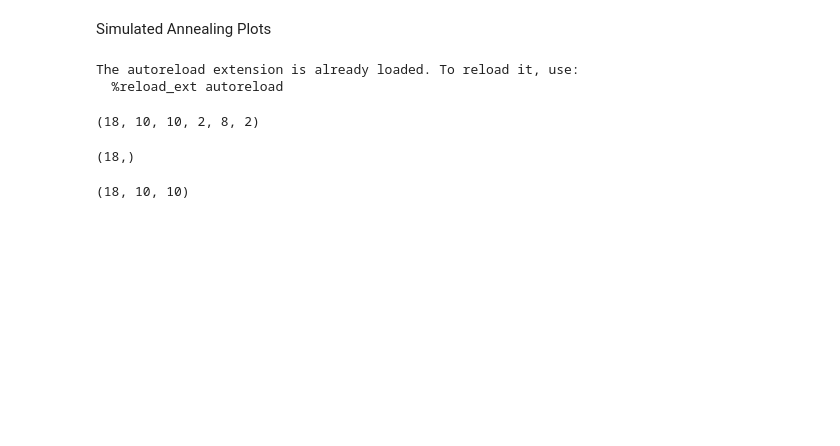
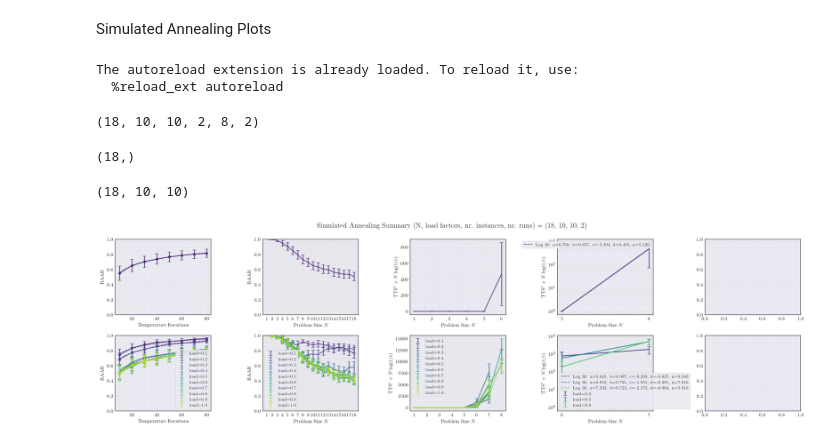
Before and after one commit to DerEinverleiber/UCP-PaperV2, a Jupyter notebook: cl_optimizer_plots.ipynb, the cells around one changed output. Drawn from its saved outputs; the diff is of its cells as text; code cells hidden in the pictures; blank space fills up the shorter version.

Commit message:
fix(cl plots): minor fixes

```diff
--- a/cl_optimizer_plots.ipynb
+++ b/cl_optimizer_plots.ipynb
@@ -10,8 +10,8 @@ The autoreload extension is already loaded. To reload it, use:
   %reload_ext autoreload
 # %%
 # Parameters
-results_path = 'data/simulated_annealing/summary_2026-04-24_12-00-24.npy'
-brute_force_data_directory = './data/brute_force/second_run' # use same as in cl_optimizer_experiments
+results_path = 'data/simulated_annealing/summary_2026-04-20_01-38-38.npy'
+brute_force_data_directory = './data/brute_force/test/test' # use same as in cl_optimizer_experiments
 # %%
 import numpy as np
 
@@ -38,7 +38,7 @@ candidate_dims = [(extract_candidate_dimension(p), extract_load_factor(p), p) fo
 df = pd.DataFrame(data=candidate_dims, columns=['dim', 'load factor', 'path'])
 df = df.groupby(['dim', 'load factor'])['path'].agg(list).reset_index()
 # %%
-problem_sizes = df['dim'].unique()
+problem_sizes = np.array(df['dim'].unique(),dtype=int)
 load_factors = df['load factor'].unique()
 brute_force_data_paths = np.array(df['path'].to_list(), dtype=object).reshape(len(problem_sizes), len(load_factors), -1)[:-1] # cutoff problem size 15 as it was too big to be handled for QAOA
 
@@ -70,13 +70,13 @@ mean_raars_per_load_factor = raars.mean(axis=(0, 2))
 std_error_raars_per_load_factor = raars.std(axis=(0, 2)) / std_error_denominator
 
 mean_raars = raars.mean(axis=(0, 2)).mean(axis=0) # average over load factor separately
-std_error_raars = raars.std(axis=(0, 2)).mean(axis=0) / std_error_denominator
+std_error_raars = raars.std(axis=(0, 2)).std(axis=0) / std_error_denominator
 
 mean_raars_per_problem_size_and_load_factor = raars.mean(axis=(2, 3))
 std_error_raars_per_problem_size_and_load_factor = raars.std(axis=(2, 3)) / std_error_denominator
 
 mean_raars_per_problem_size = raars.mean(axis=(2, 3)).mean(axis=1) # average over load factor separately
-std_error_raars_per_problem_size = raars.std(axis=(2, 3)).mean(axis=1) / std_error_denominator
+std_error_raars_per_problem_size = raars.std(axis=(2, 3)).std(axis=1) / std_error_denominator
 # %%
 # Find optimal candidates to calculate TTS*
 min_losses = np.array([[s.min(axis=1) for s in spaces] for spaces in loss_spaces])
@@ -92,7 +92,7 @@ avg_min_tts_per_load_factor = tts_min.mean(axis=2)
 std_error_min_tts_per_load_factor = np.nan_to_num(tts_min, posinf=0, neginf=0, nan=0).std(axis=2) / std_error_denominator
 
 avg_min_tts = tts_min.mean(axis=-1).mean(axis=1) # average over load factor separately
-std_error_min_tts = np.nan_to_num(tts_min, posinf=0, neginf=0, nan=0).std(axis=-1).mean(axis=1) / std_error_denominator
+std_error_min_tts = np.nan_to_num(tts_min, posinf=0, neginf=0, nan=0).std(axis=-1).std(axis=1) / std_error_denominator
 # %%
 from plotting import plot_per_label, plot_with_errorbar, log_plot_per_load_factor_with_fits, log_plot_with_fits
 from datetime import datetime
@@ -104,18 +104,17 @@ styling.set_my_style(use_latex=True)
 palette = sns.color_palette("viridis", len(load_factors))
 
 
-fig, ax = plt.subplots(2, 5, figsize=(5 * 3.375 + 4 * 0.3, 2 * 2.5 + 1 * 0.3))
-plt.subplots_adjust(wspace=0.3, hspace=0.3)
+fig, ax = plt.subplots(2, 5, figsize=(5 * 3.375, 2 * 2.5))
 
 fig.suptitle(f'Simulated Annealing Summary (N, load factors, nr. instances, nr. runs) = {loss_tensor.shape[0], loss_tensor.shape[1], loss_tensor.shape[2], loss_tensor.shape[3]}')
 
-first_min_tts_greater_zero_index = np.where(avg_min_tts > 0)[0][0]
+first_min_tts_greater_zero_index = np.where(avg_min_tts > 0)[0][0] - 1
 first_min_tts_greater_zero_index_per_load_factor = np.min(np.argmax(avg_min_tts_per_load_factor > 0, axis=0))
 
 plot_with_errorbar(ax=ax[0, 0], xs=temp_iterations, means=mean_raars, stds=std_error_raars, labels=('RAAR', 'Temperature Iterations'), color=palette[0], regplot='log', ylim=(0, 1))
 plot_with_errorbar(ax=ax[0, 1], xs=problem_sizes, means=mean_raars_per_problem_size, stds=std_error_raars_per_problem_size, labels=('RAAR', 'Problem Size $N$'), color=palette[0], set_xticks=True, ylim=(0, 1))
-plot_with_errorbar(ax=ax[0, 2], xs=problem_sizes, means=avg_min_tts, stds=std_error_min_tts, labels=(r"$TTS^{*} \times N log(1/\epsilon)$", 'Problem Size $N$'), color=palette[0], set_xticks=True)
-log_plot_with_fits(ax=ax[0, 3], xs=problem_sizes[first_min_tts_greater_zero_index:], means=avg_min_tts[first_min_tts_greater_zero_index:], stds=std_error_min_tts[first_min_tts_greater_zero_index:], labels=(r"$TTS^{*} \times N log(1/\epsilon)$", 'Problem Size $N$'), palette=palette, set_xticks=True)
+plot_with_errorbar(ax=ax[0, 2], xs=problem_sizes, means=avg_min_tts, stds=std_error_min_tts, labels=(r"$\mathrm{TTS}^* \times N \log(1/\epsilon)$", 'Problem Size $N$'), color=palette[0], set_xticks=True)
+log_plot_with_fits(ax=ax[0, 3], xs=problem_sizes[first_min_tts_greater_zero_index:], means=avg_min_tts[first_min_tts_greater_zero_index:], stds=std_error_min_tts[first_min_tts_greater_zero_index:], labels=(r"$\mathrm{TTS}^* \times N \log(1/\epsilon)$", 'Problem Size $N$'), palette=palette, set_xticks=True)
 
 load_factor_labels = [f'load={l}' for l in load_factors]
 
@@ -147,7 +146,7 @@ plot_per_label(
     means=avg_min_tts_per_load_factor.T,
     stds=std_error_min_tts_per_load_factor.T,
     line_labels=load_factor_labels,
-    labels=(r"$TTS^{*} \times N log(1/\epsilon)$", 'Problem Size $N$'),
+    labels=(r"$\mathrm{TTS}^* \times N \log(1/\epsilon)$", 'Problem Size $N$'),
     palette=palette,
     set_xticks=True,
 )
@@ -157,39 +156,44 @@ log_plot_per_load_factor_with_fits(
     means=avg_min_tts_per_load_factor.T[1::3, first_min_tts_greater_zero_index_per_load_factor:],
     stds=std_error_min_tts_per_load_factor.T[1::3, first_min_tts_greater_zero_index_per_load_factor:],
     line_labels=[f'load={l}' for l in load_factors[1::3]],
-    labels=(r"$TTS^{*} \times N log(1/\epsilon)$", 'Problem Size $N$'),
+    labels=(r"$\mathrm{TTS}^* \times N \log(1/\epsilon)$", 'Problem Size $N$'),
     palette=palette[1::3],
     set_xticks=True,
 )
 
 indices = [0, 2, 6, 9]
+
+"""
 log_plot_per_load_factor_with_fits(
     ax=ax[0, 4],
     xs=problem_sizes[first_min_tts_greater_zero_index_per_load_factor:],
     means=avg_min_tts_per_load_factor.T[indices, first_min_tts_greater_zero_index_per_load_factor:],
     stds=std_error_min_tts_per_load_factor.T[indices, first_min_tts_greater_zero_index_per_load_factor:],
     line_labels=[f'load={l}' for l in load_factors[indices]],
-    labels=(r"$TTS^{*} \times N log(1/\epsilon)$", 'Problem Size $N$'),
+    labels=(r"$\mathrm{TTS}^* \times N \log(1/\epsilon)$", 'Problem Size $N$'),
     palette=np.array(palette)[indices],
     set_xticks=True,
 )
 log_plot_per_load_factor_with_fits(
     ax=ax[1, 4],
     xs=problem_sizes[first_min_tts_greater_zero_index_per_load_factor:],
     means=avg_min_tts_per_load_factor.T[:, first_min_tts_greater_zero_index_per_load_factor:],
     stds=std_error_min_tts_per_load_factor.T[:, first_min_tts_greater_zero_index_per_load_factor:],
-    labels=(r"$TTS^{*} \times N log(1/\epsilon)$", 'Problem Size $N$'),
+    labels=(r"$\mathrm{TTS}^* \times N \log(1/\epsilon)$", 'Problem Size $N$'),
     palette=palette,
     set_xticks=True,
 )
+"""
 
 plt.tight_layout()
 
 dir_name = datetime.now().strftime("%Y%m%d-%H%M%S")
 file_path = f'./plots/simulated_annealing/{dir_name}/summary.pdf'
 save_dir = Path(f'./plots/simulated_annealing/{dir_name}')
 save_dir.mkdir(parents=True, exist_ok=True)
 
 plt.savefig(file_path)
+# %% [output]
+[figure, added]
 # %%
 print(f"Saved summary plot to: {file_path}")
```
Also changed, not shown: parts of 3 cells of this notebook, 1 other file.
